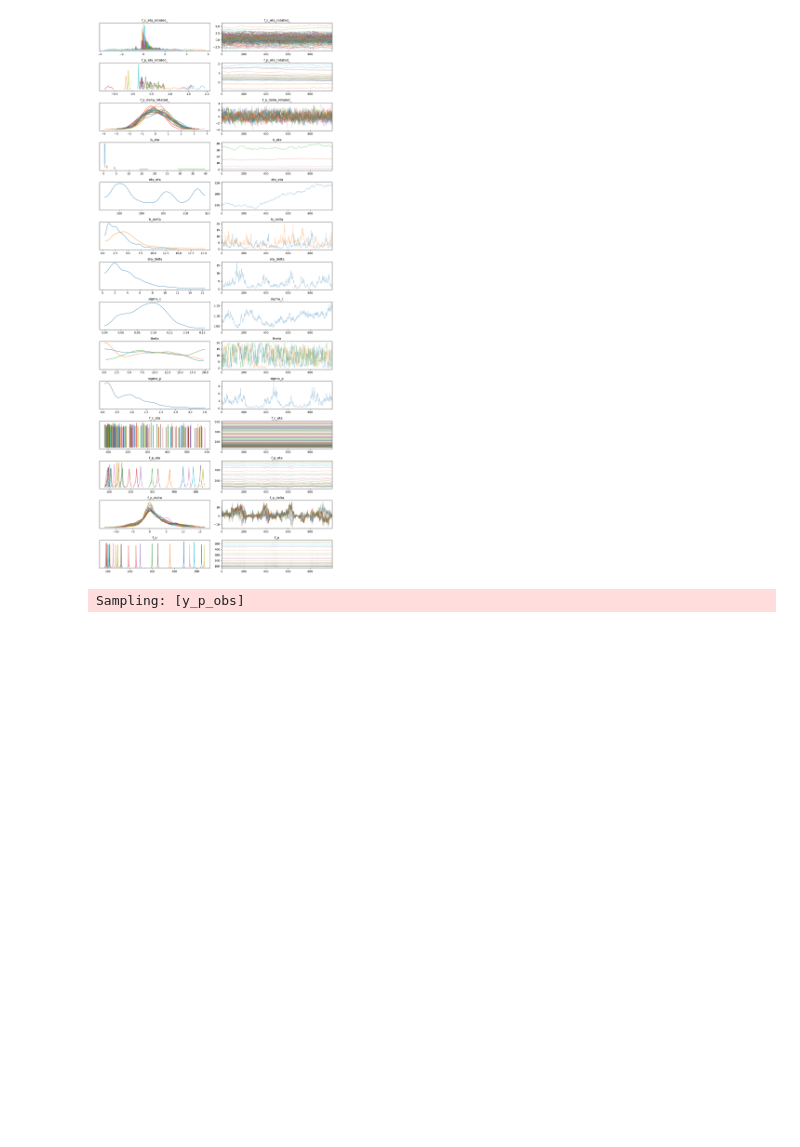
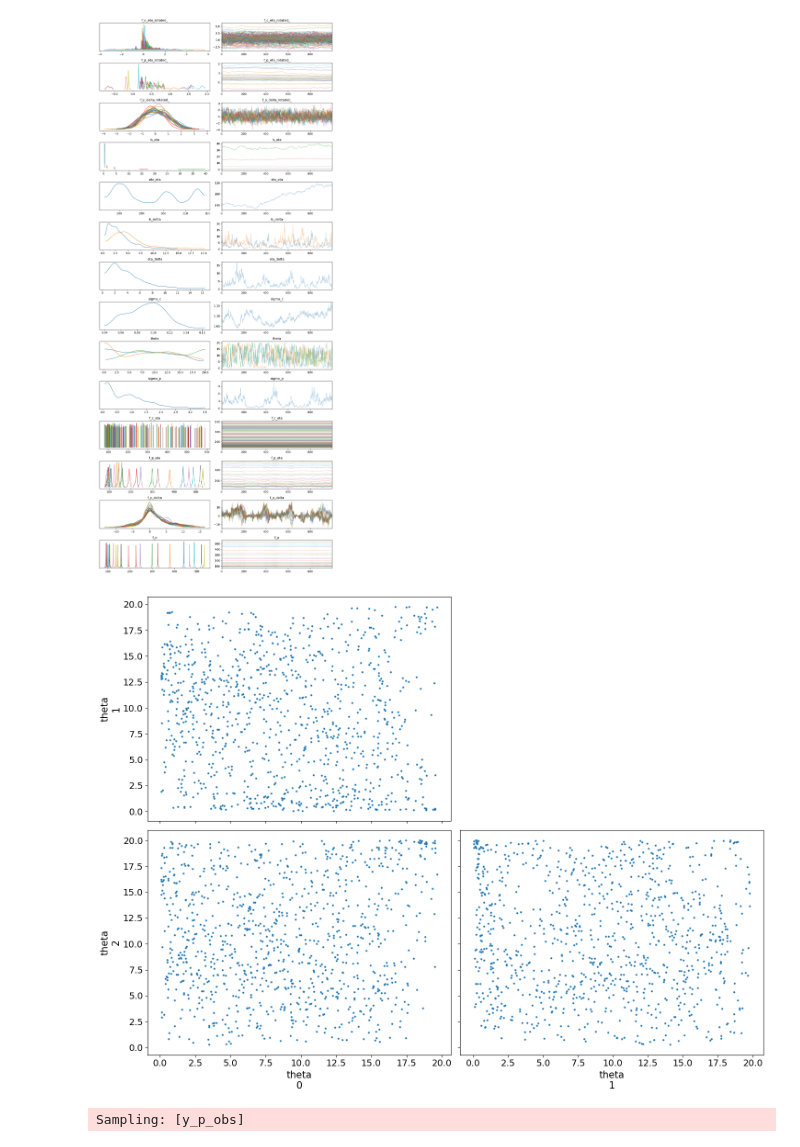
Before and after one commit to BET-lab/pymc-examples, a Jupyter notebook: examples/pymc-koh-example.ipynb, the cells around one changed output. Cells and saved outputs as stored; diff of their text form; code cells hidden in the pictures; blank space fills up the shorter version.

Commit message:
Enhance pymc-koh-example notebook with additional visualizations
- Added a new code cell to display pair plots of the trace for the `theta` variable, improving the analysis of the KOH model results.
- Included necessary plotting commands to ensure proper visualization output.

```diff
--- a/examples/pymc-koh-example.ipynb
+++ b/examples/pymc-koh-example.ipynb
@@ -151,6 +151,12 @@ plt.tight_layout()
 plt.show()
 # %% [output]
 [figure]
+# %%
+az.plot_pair(trace, var_names=["theta"])
+plt.tight_layout()
+plt.show()
+# %% [output]
+[figure, added]
 # %%
 with koh_model:
     samples = pm.sample_posterior_predictive(
```
